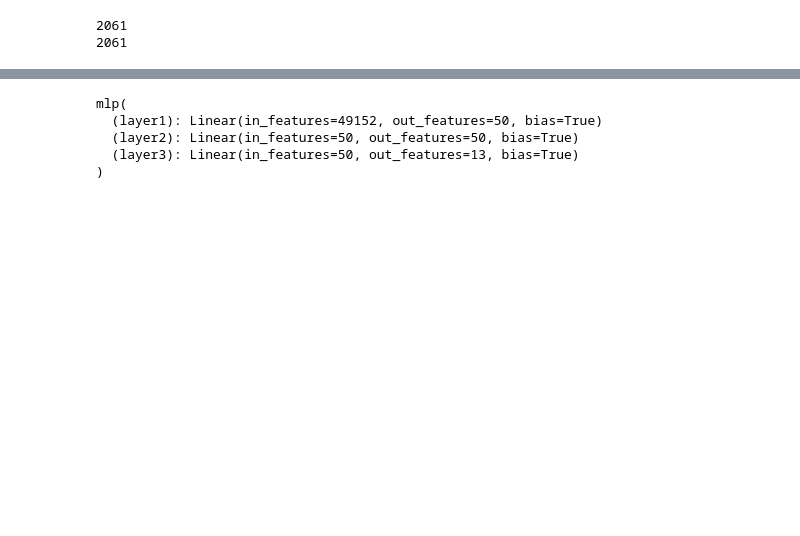
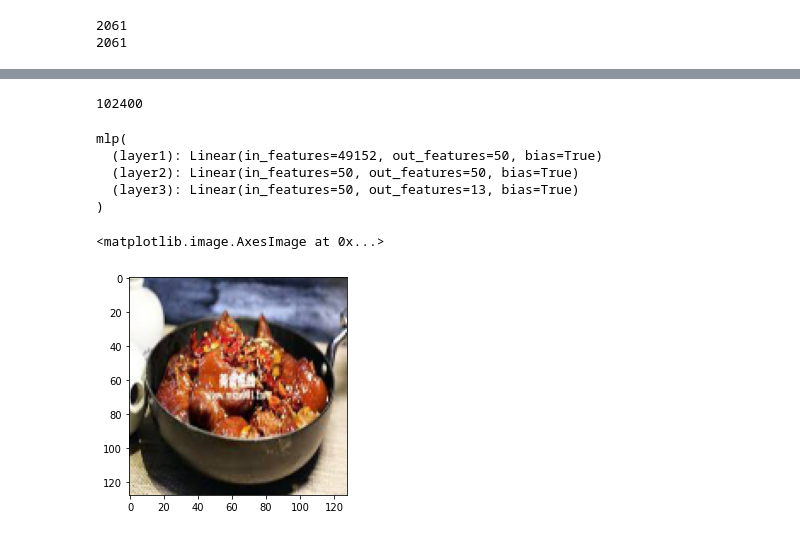
Before and after one commit to willpyt98/CS4243_Project, a Jupyter notebook: zsmnb.ipynb, the cells around one changed output, grey strips where cells are left out. Saved outputs shown, nothing was run; the diff lists cells and outputs as text; code cells hidden in the pictures; blank space fills up the shorter version.

```diff
--- a/zsmnb.ipynb
+++ b/zsmnb.ipynb
@@ -234,3 +234,7 @@ class mlp(nn.Module):
         scores  = self.layer3(z_hat)
 
         return scores
+# %%
+32*32*100
+# %% [output]
+102400
@@ -243,6 +298,13 @@ mlp(
   (layer2): Linear(in_features=50, out_features=50, bias=True)
   (layer3): Linear(in_features=50, out_features=13, bias=True)
 )
+# %%
+train_data, train_label = iter(train_loader).next()
+# %%
+plt.imshow(train_data[5].permute(1,2,0)/255.)
+# %% [output]
+<matplotlib.image.AxesImage at 0x...>
+[figure, added]
 # %%
 # Use 1648 images as training set and 413 images as test set
 train_indice = np.random.choice(2061, 1648, replace=False)
```
Also changed, not shown: parts of 10 cells of this notebook.
